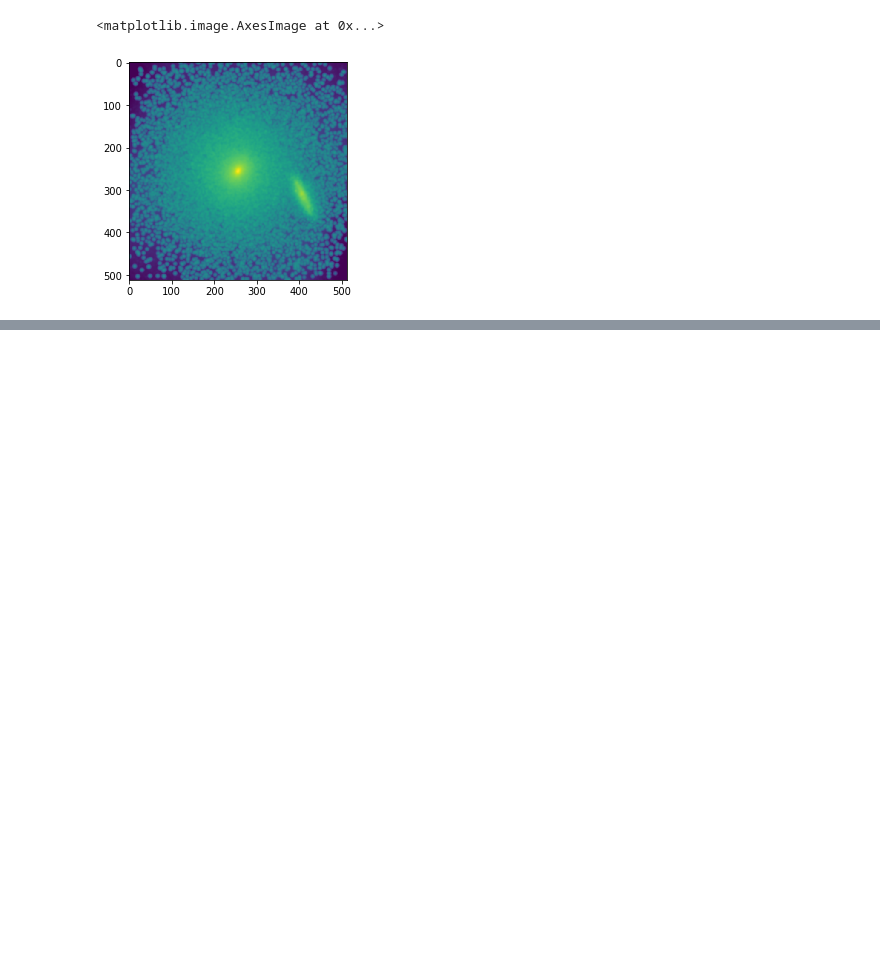
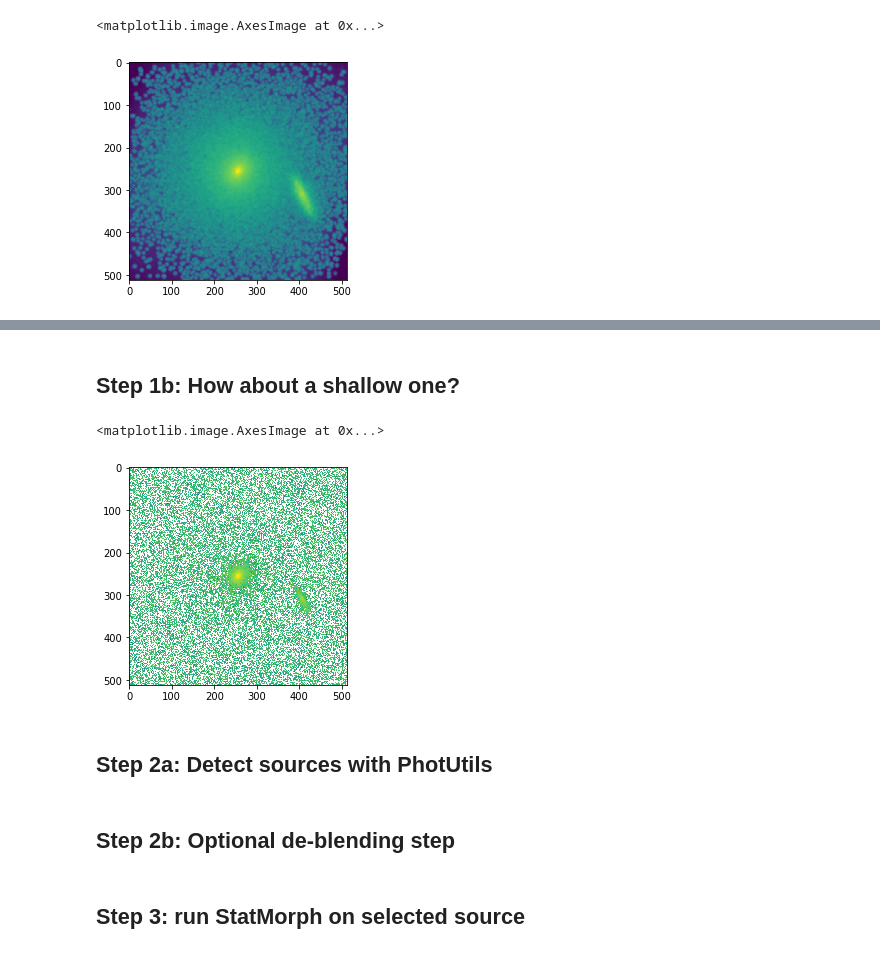
Before and after one commit to RaySSharma/CANDELS-Pipeline, a Jupyter notebook: ChoiSims_Mockdata_Pipeline_Example.ipynb, the cells around one changed output, grey strips where cells are left out. Cells and saved outputs as stored; diff of their text form; code cells hidden in the pictures; blank space fills up the shorter version.

```diff
--- a/ChoiSims_Mockdata_Pipeline_Example.ipynb
+++ b/ChoiSims_Mockdata_Pipeline_Example.ipynb
@@ -67,0 +104,15 @@ No.    Name      Ver    Type      Cards   Dimensions   Format
+# %% [markdown]
+## Step 1b: How about a shallow one?
+# %%
+ptm.add_simple_noise(ffout,sb_maglim=22.0,sb_label='22')
+fo=fits.open(ffout)
+pyplot.imshow(np.log10(fo['MockImage_SB22'].data))
+# %% [output]
+<matplotlib.image.AxesImage at 0x...>
+[figure, added]
+# %% [markdown]
+## Step 2a: Detect sources with PhotUtils
+# %% [markdown]
+## Step 2b: Optional de-blending step
+# %% [markdown]
+## Step 3: run StatMorph on selected source
```
Also changed, not shown: parts of 5 cells of this notebook, 1 other file.
